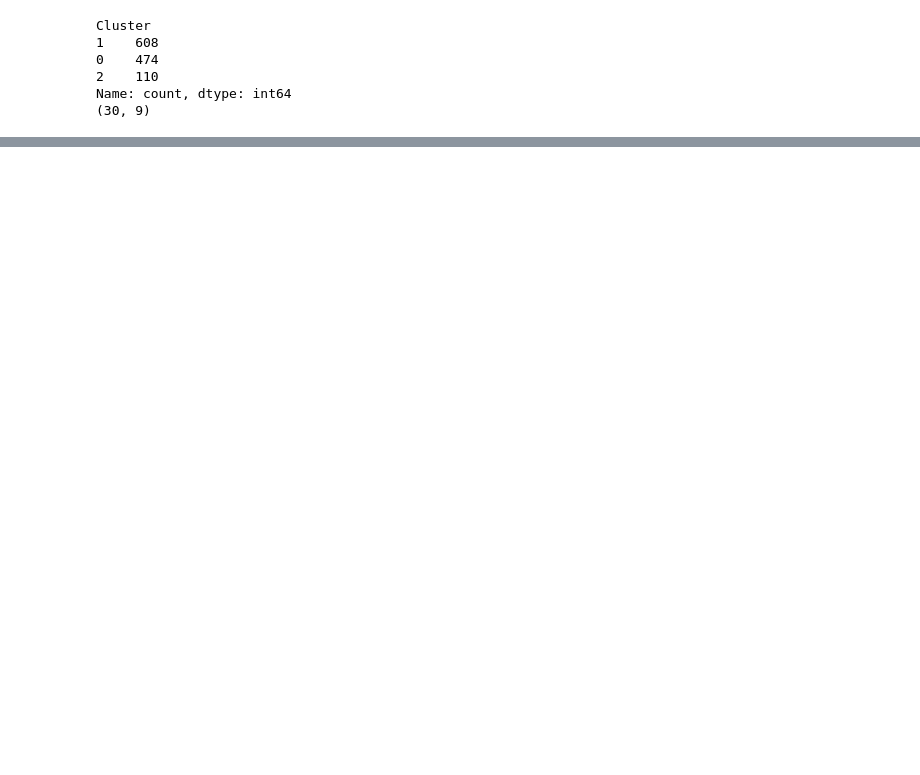
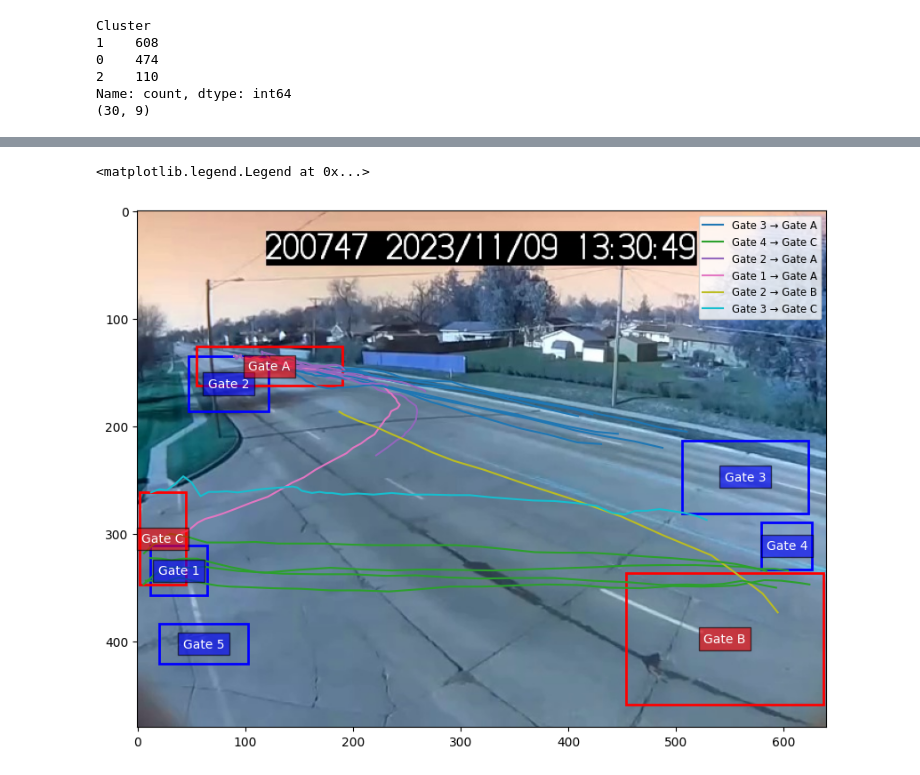
Before and after one commit to anchalab/vehicle-movement-count, a Jupyter notebook: code/TrajectoryGates.ipynb, the cells around one changed output, grey strips where cells are left out. Drawn from its saved outputs; the diff is of its cells as text; code cells hidden in the pictures; blank space fills up the shorter version.

```diff
--- a/code/TrajectoryGates.ipynb
+++ b/code/TrajectoryGates.ipynb
@@ -284 +415,71 @@ print(df_first_last[(df_first_last['OutCluster'].notnull())&(df_first_last['InCl
+# %%
+# Initialize a dictionary to store legend handles
+legend_handles = {}
+# Merge df_ingate_null with InGateClusters to get OutGate
+
+df = df_sorted.merge(ingate_updated_rows[['vehicle_id','InCluster','OutCluster','InGate','OutGate']],on='vehicle_id',how='inner')
+fig, ax = plt.subplots(figsize=(10, 8))
+ax.imshow(cv2.imread(image_path))
+# Get unique ('InGate', 'OutGate') pairs
+unique_clusters = df[['InGate', 'OutGate']].drop_duplicates()
+unique_clusters = [tuple(x) for x in unique_clusters.to_numpy()]  # Convert to list of tuples
+
+# Create a colormap
+cmap = cm.get_cmap('tab10', len(unique_clusters))
+
+# Create a mapping from ('InGate', 'OutGate') to a color
+color_mapping = {cluster_pair: cmap(i / len(unique_clusters)) for i, cluster_pair in enumerate(unique_clusters)}
+
+
+
+# # Plot InGate locations with labels
+# for _, row in InGateClusters.iterrows():
+#     centroid_x, centroid_y = row['Centroid']
+#     ax.scatter(centroid_x, centroid_y, color='blue', marker='o', s=100, label=row['InGate'])
+#     ax.text(centroid_x, centroid_y, row['InGate'], fontsize=10, ha='center', va='center', color='white', bbox=dict(facecolor='blue', alpha=0.6, edgecolor='black'))
+
+# # Plot OutGate locations with labels
+# for _, row in OutGateClusters.iterrows():
+#     centroid_x, centroid_y = row['Centroid']
+#     ax.scatter(centroid_x, centroid_y, color='red', marker='o', s=100, label=row['OutGate'])
+#     ax.text(centroid_x, centroid_y, row['OutGate'], fontsize=10, ha='center', va='center', color='white', bbox=dict(facecolor='red', alpha=0.6, edgecolor='black'))
+
+# Plot InGate bounding boxes with labels
+for _, row in InGateClusters.iterrows():
+    x_min, x_max, y_min, y_max = row['Boundary']
+    rect = patches.Rectangle((x_min, y_min), x_max - x_min, y_max - y_min, linewidth=2, edgecolor='blue', facecolor='none')
+    ax.add_patch(rect)
+    ax.text((x_min + x_max) / 2, (y_min + y_max) / 2, row['InGate'], fontsize=10, ha='center', va='center',
+            color='white', bbox=dict(facecolor='blue', alpha=0.6, edgecolor='black'))
+
+# Plot OutGate bounding boxes with labels
+for _, row in OutGateClusters.iterrows():
+    x_min, x_max, y_min, y_max = row['Boundary']
+    rect = patches.Rectangle((x_min, y_min), x_max - x_min, y_max - y_min, linewidth=2, edgecolor='red', facecolor='none')
+    ax.add_patch(rect)
+    ax.text((x_min + x_max) / 2, (y_min + y_max) / 2, row['OutGate'], fontsize=10, ha='center', va='center',
+            color='white', bbox=dict(facecolor='red', alpha=0.6, edgecolor='black'))
+
+
+# Group data by 'vehicle_id' and plot trajectory lines
+for vehicle_id, group in df.groupby('vehicle_id'):
+    # Extract the unique ('InGate', 'OutGate') pair for this vehicle
+    cluster_pair = (group['InGate'].iloc[0], group['OutGate'].iloc[0])
+
+    # Get the corresponding color
+    color = color_mapping.get(cluster_pair, 'black')  # Default to black if not found
+
+    ax.plot(group['Center_X'], group['Center_Y'], color = color, label=f'{cluster_pair[0]} → {cluster_pair[1]}')
+    # Store legend entry only once per unique cluster pair
+    if cluster_pair not in legend_handles:
+        legend_handles[cluster_pair] = mlines.Line2D([], [], color=color, label=f'{cluster_pair[0]} → {cluster_pair[1]}')
+
+# Add legend with correct color mapping
+ax.legend(handles=legend_handles.values(), loc='best', fontsize='small', markerscale=0.5)
+
+# Optional: Add legend to show cluster pairs
+# ax.legend([f'Cluster {pair[0]} → {pair[1]}' for pair in unique_clusters], loc='best', fontsize='small', markerscale=0.5)
+# %% [output]
+<matplotlib.legend.Legend at 0x...>
+[figure, added]
 # %%
```
Also changed, not shown: parts of 18 cells of this notebook.
